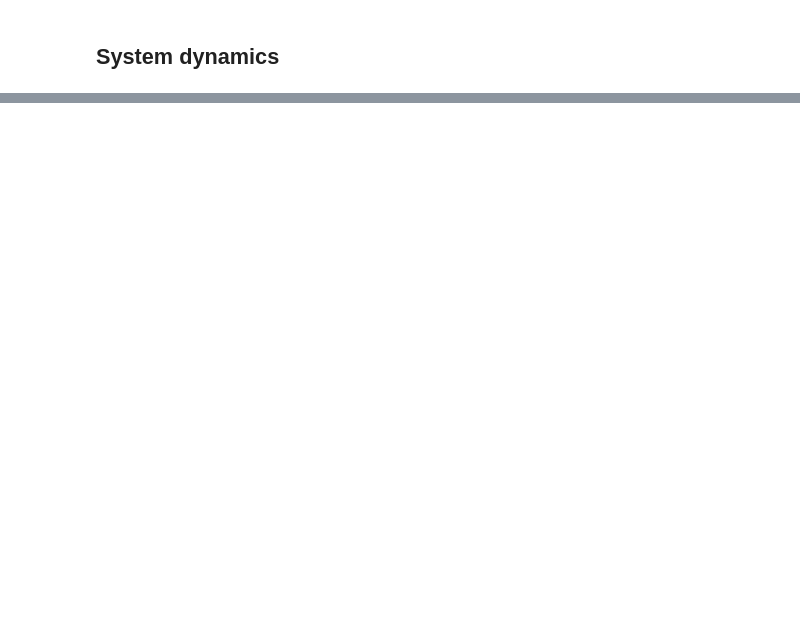
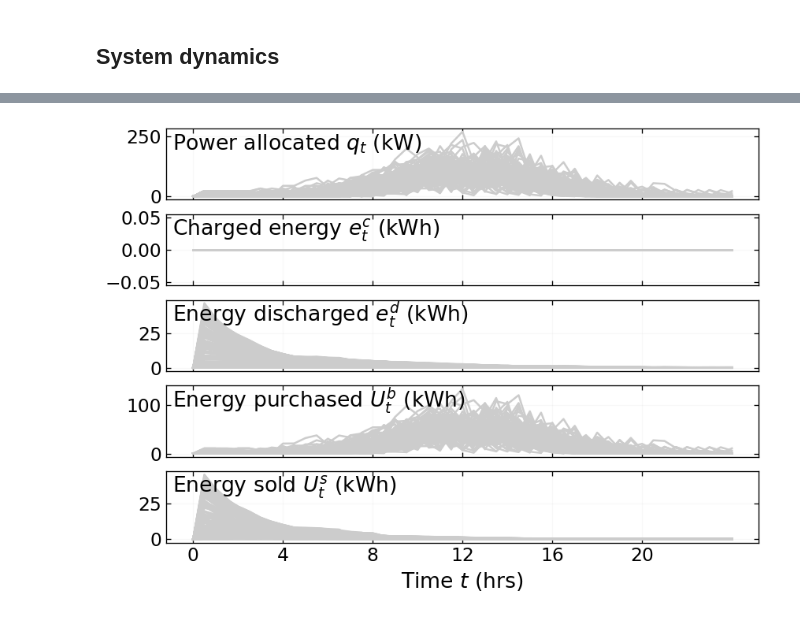
Before and after one commit to DenisseUrenda/stochastic-ems-policy, a Jupyter notebook: notebooks/00_sanity_checks.ipynb, the cells around one changed output, grey strips where cells are left out. Cells and saved outputs as stored; diff of their text form; code cells hidden in the pictures; blank space fills up the shorter version.

```diff
--- a/notebooks/00_sanity_checks.ipynb
+++ b/notebooks/00_sanity_checks.ipynb
@@ -257,0 +288,4 @@ c_t =
+# %%
+plot_endogenous_trajectories(t_hist, endog_hist)
+# %% [output]
+[figure, added]
```
Also changed, not shown: parts of 12 cells of this notebook, 7 other files.
